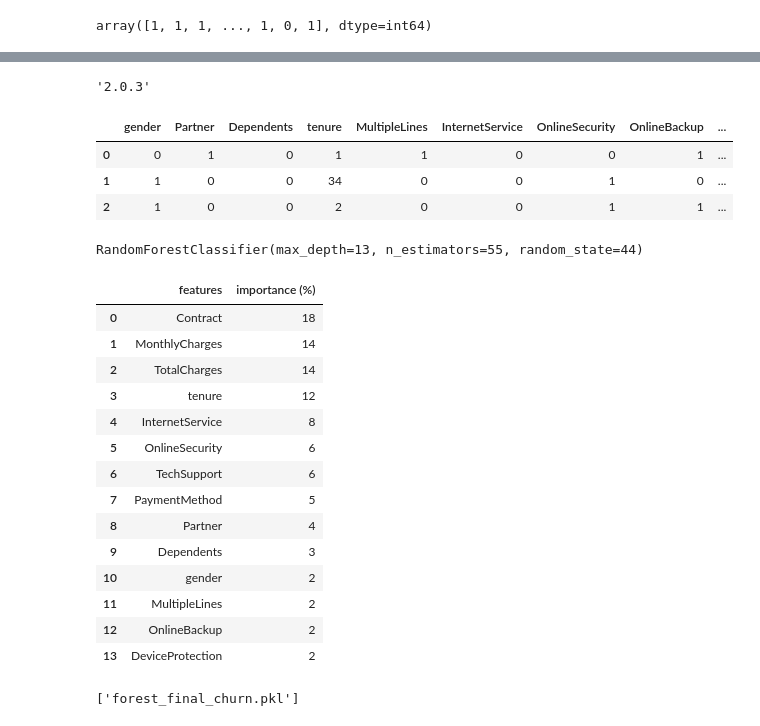
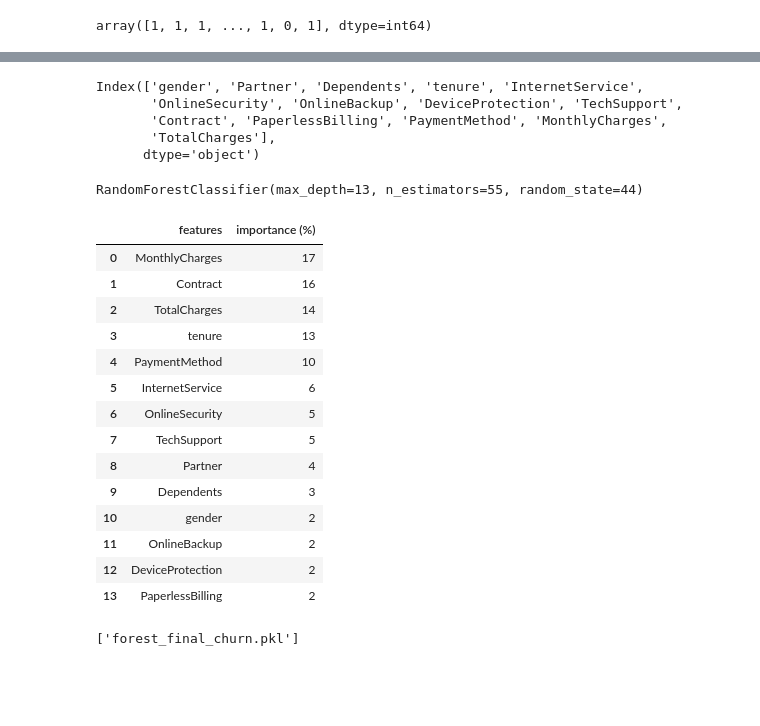
Before and after one commit to Chimmz/customer-churn-prediction, a Jupyter notebook: model.py.ipynb, the cells around one changed output, grey strips where cells are left out. Saved outputs shown, nothing was run; the diff lists cells and outputs as text; code cells hidden in the pictures; blank space fills up the shorter version.

```diff
--- a/model.py.ipynb
+++ b/model.py.ipynb
@@ -328,0 +340,9 @@ Name: Churn, dtype: int64
+# %%
+X.replace({'Yes': 1, 'No': 0, 'Male': 1, 'Female': 0 }, inplace=True)
+X['InternetService'].replace({'DSL': 0, 'Fiber optic': 1, 'No': 2}, inplace=True)
+X['Contract'].replace({'Month-to-month': 0, 'One year': 1, 'Two year': 2}, inplace=True)
+
+X['PaymentMethod'].replace({'Electronic check': 0, 'Mailed check': 1, 'Bank transfer (automatic)': 2,
+                            'Credit card (automatic)': 2}, inplace=True)
+
+X.head()
@@ -328,0 +356,3 @@ Name: Churn, dtype: int64
+# %%
+y.replace({'Yes': 1, 'No': 0}, inplace=True)
+y.head()
@@ -402,10 +448,10 @@ array([0.02087414, 0.01067174, 0.02832467, 0.03785999, 0.14392584,
 # %%
 import sklearn
 
-def get_feature_importances_table(forest: sklearn.ensemble._forest.RandomForestClassifier,
-                                  feature_names=forest.feature_names_in_):
+def get_feature_importances_table(forest: sklearn.ensemble._forest.RandomForestClassifier):
     to_percent = lambda x: int(np.round(x*100))
-    table = pd.DataFrame({'features': feature_names, 'importance (%)': map(to_percent, forest.feature_importances_)})
+    table = pd.DataFrame({'features': forest.feature_names_in_,
+                          'importance (%)': map(to_percent, forest.feature_importances_)})
     return table.sort_values('importance (%)', ascending=False)
 # %%
 table = get_feature_importances_table(forest)
@@ -455,19 +501,14 @@ least_features
 Name: features, dtype: object
-# %%
-pd.__version__
-
-# Delete later: C:\Users\Chima Orji\anaconda3\envs\myenv\Lib\site-packages\~andas.libs
-# C:\Users\Chima Orji\anaconda3\envs\myenv\Lib\site-packages\~klearn
-# %% [output]
-'2.0.3'
 # %%
-X_smote_final = X_smote.drop(columns=least_features)
-X_smote_final.head(3)
+X_smote_final = X_smote.drop(columns=list(least_features))
-# %% [output]
-|  | gender | Partner | Dependents | tenure | MultipleLines | InternetService | OnlineSecurity | OnlineBackup | ... |
-| 0 | 0 | 1 | 0 | 1 | 1 | 0 | 0 | 1 | ... |
-| 1 | 1 | 0 | 0 | 34 | 0 | 0 | 1 | 0 | ... |
-| 2 | 1 | 0 | 0 | 2 | 0 | 0 | 1 | 1 | ... |
+# %%
+X_smote_final.columns
+# %% [output]
+Index(['gender', 'Partner', 'Dependents', 'tenure', 'InternetService',
+       'OnlineSecurity', 'OnlineBackup', 'DeviceProtection', 'TechSupport',
+       'Contract', 'PaperlessBilling', 'PaymentMethod', 'MonthlyCharges',
+       'TotalCharges'],
+      dtype='object')
 # %%
 # Create a new model and train with full data
 forest_final = RandomForestClassifier(n_estimators=55, max_depth=13, random_state=44)
@@ -475,24 +516,24 @@ forest_final.fit(X_smote_final, y_smote)
 # %% [output]
 RandomForestClassifier(max_depth=13, n_estimators=55, random_state=44)
 # %%
-table_final = get_feature_importances_table(forest_final, X_smote_final.columns)
+table_final = get_feature_importances_table(forest_final)
 table_final.reset_index(drop=True)
 # %% [output]
 |  | features | importance (%) |
-| 0 | Contract | 18 |
-| 1 | MonthlyCharges | 14 |
+| 0 | MonthlyCharges | 17 |
+| 1 | Contract | 16 |
 | 2 | TotalCharges | 14 |
-| 3 | tenure | 12 |
-| 4 | InternetService | 8 |
-| 5 | OnlineSecurity | 6 |
-| 6 | TechSupport | 6 |
-| 7 | PaymentMethod | 5 |
+| 3 | tenure | 13 |
+| 4 | PaymentMethod | 10 |
+| 5 | InternetService | 6 |
+| 6 | OnlineSecurity | 5 |
+| 7 | TechSupport | 5 |
 | 8 | Partner | 4 |
 | 9 | Dependents | 3 |
 | 10 | gender | 2 |
-| 11 | MultipleLines | 2 |
-| 12 | OnlineBackup | 2 |
-| 13 | DeviceProtection | 2 |
+| 11 | OnlineBackup | 2 |
+| 12 | DeviceProtection | 2 |
+| 13 | PaperlessBilling | 2 |
 # %%
 import joblib
 joblib.dump(forest_final, 'forest_final_churn.pkl')
```
Also changed, not shown: parts of 23 cells of this notebook, 41 other files.
